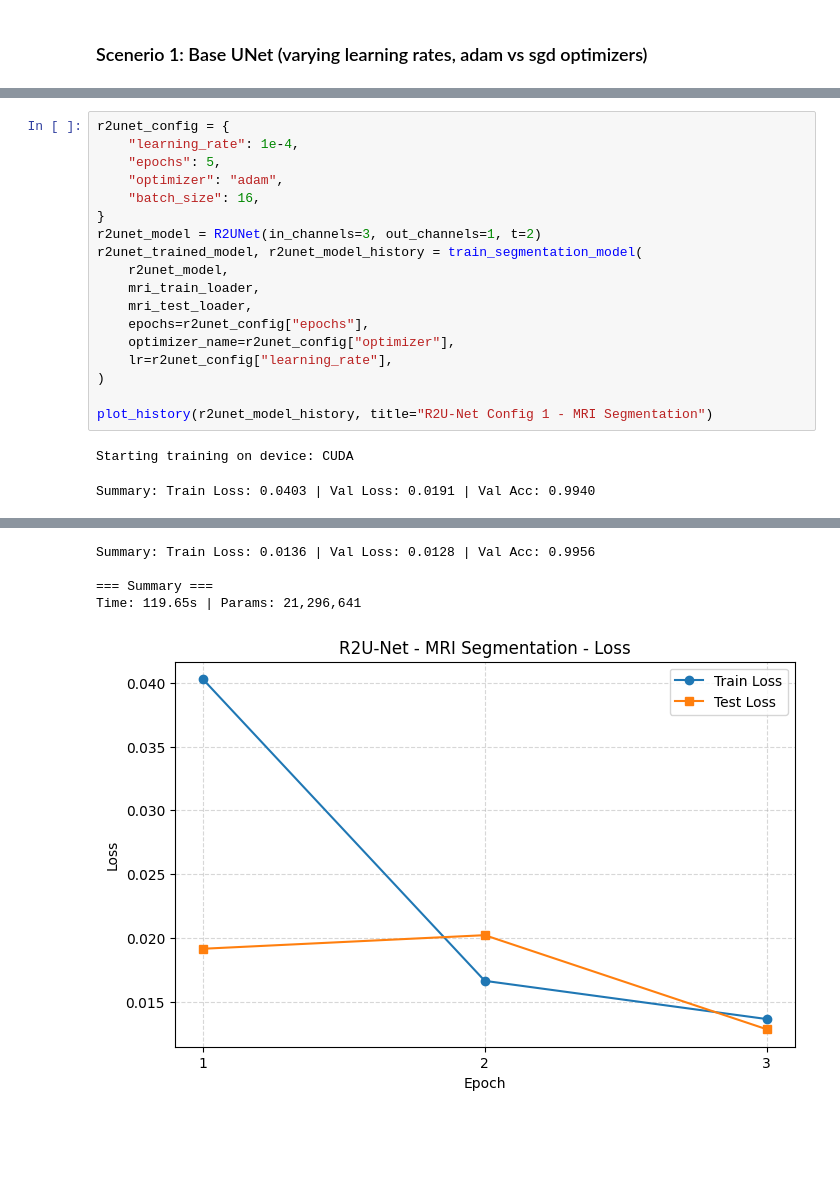
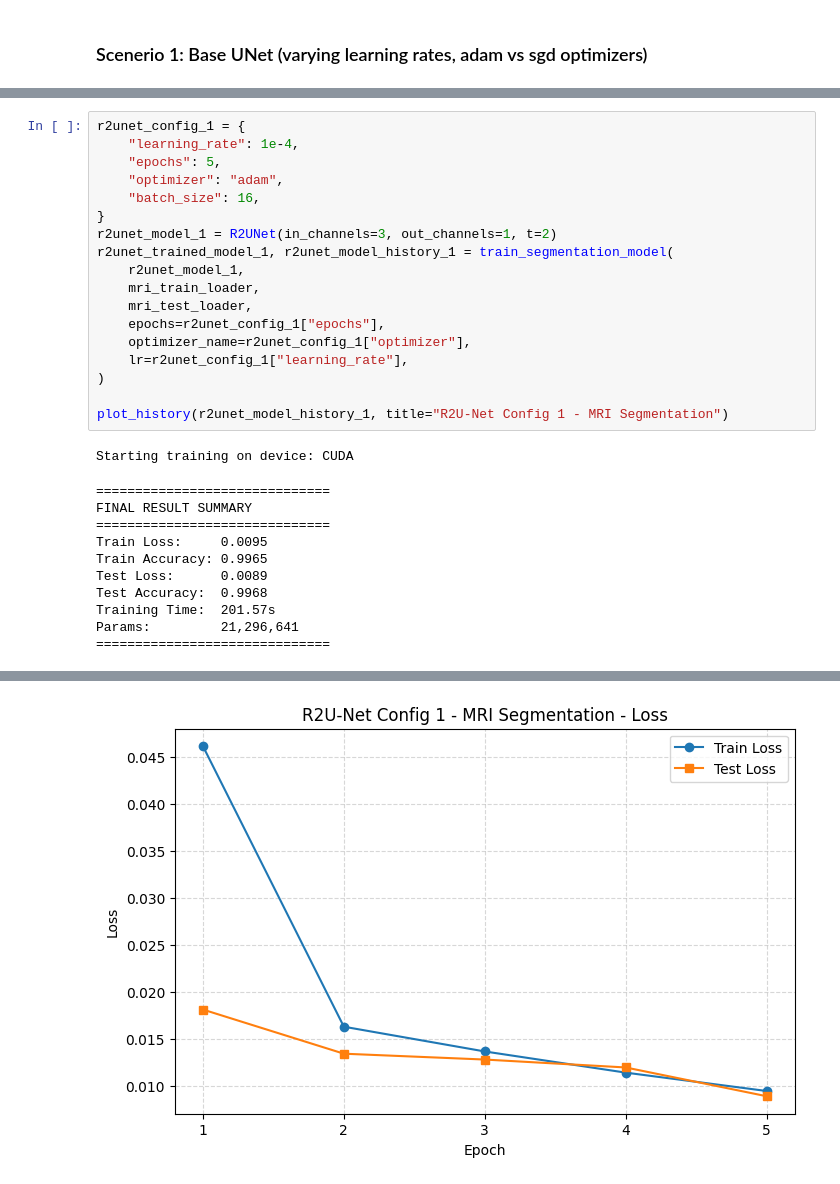
Before and after one commit to allanli608/Intro-to-Deep-Learning, a Jupyter notebook: a3x/a3x.ipynb, the cells around one changed output, grey strips where cells are left out. Saved outputs shown, nothing was run; the diff lists cells and outputs as text; blank space fills up the shorter version.

Commit message:
finihsed training for real

```diff
--- a/a3x/a3x.ipynb
+++ b/a3x/a3x.ipynb
@@ -642,21 +647,30 @@ Time: 202.09s | Params: 21,296,641
 # %%
-r2unet_config = {
+r2unet_config_1 = {
     "learning_rate": 1e-4,
     "epochs": 5,
     "optimizer": "adam",
     "batch_size": 16,
 }
-r2unet_model = R2UNet(in_channels=3, out_channels=1, t=2)
-r2unet_trained_model, r2unet_model_history = train_segmentation_model(
-    r2unet_model,
+r2unet_model_1 = R2UNet(in_channels=3, out_channels=1, t=2)
+r2unet_trained_model_1, r2unet_model_history_1 = train_segmentation_model(
+    r2unet_model_1,
     mri_train_loader,
     mri_test_loader,
-    epochs=r2unet_config["epochs"],
-    optimizer_name=r2unet_config["optimizer"],
-    lr=r2unet_config["learning_rate"],
+    epochs=r2unet_config_1["epochs"],
+    optimizer_name=r2unet_config_1["optimizer"],
+    lr=r2unet_config_1["learning_rate"],
 )
 
-plot_history(r2unet_model_history, title="R2U-Net Config 1 - MRI Segmentation")
+plot_history(r2unet_model_history_1, title="R2U-Net Config 1 - MRI Segmentation")
 # %% [output]
 Starting training on device: CUDA
-Summary: Train Loss: 0.0403 | Val Loss: 0.0191 | Val Acc: 0.9940
+==============================
+FINAL RESULT SUMMARY
+==============================
+Train Loss:     0.0095
+Train Accuracy: 0.9965
+Test Loss:      0.0089
+Test Accuracy:  0.9968
+Training Time:  201.57s
+Params:         21,296,641
+==============================
@@ -664,5 +677 @@ Summary: Train Loss: 0.0166 | Val Loss: 0.0202 | Val Acc: 0.9942
-Summary: Train Loss: 0.0136 | Val Loss: 0.0128 | Val Acc: 0.9956
-
-=== Summary ===
-Time: 119.65s | Params: 21,296,641
-[figure, old version]
+[figure, new version]
```
Also changed, not shown: parts of 6 cells of this notebook.
